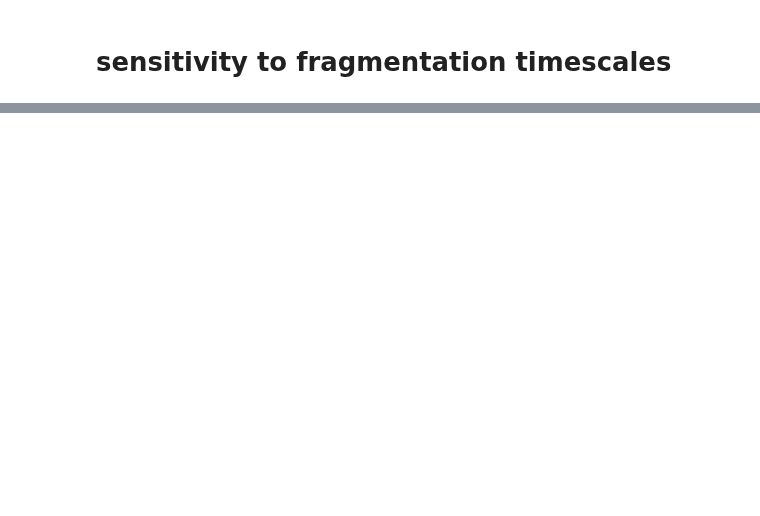
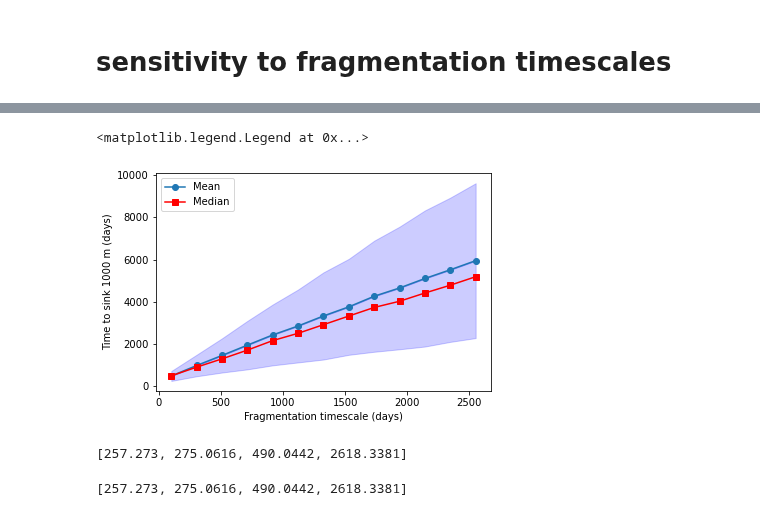
Before and after one commit to OceanParcels/Backtracking_Abyssal_Nanoplastics, a Jupyter notebook: notebooks/Reverse-fragmentation.ipynb, the cells around one changed output, grey strips where cells are left out. Cells and saved outputs as stored; diff of their text form; code cells hidden in the pictures; blank space fills up the shorter version.

```diff
--- a/notebooks/Reverse-fragmentation.ipynb
+++ b/notebooks/Reverse-fragmentation.ipynb
@@ -373,0 +421,25 @@ array([ 4.97467553e+03,  4.99603710e+03,  4.99901055e+03,  4.99999824e+03,
+# %%
+mean_timescales = np.array(mean_timescales)
+median_timescales = np.array(median_timescales)
+std_timescales = np.array(std_timescales)
+# %%
+plt.plot(frag_timescale[:13], mean_timescales, 'o-', label='Mean')
+plt.plot(frag_timescale[:13], median_timescales, 'rs-', label='Median')
+plt.fill_between(frag_timescale[:13], mean_timescales, mean_timescales + std_timescales, alpha=0.2, color='b')
+plt.fill_between(frag_timescale[:13], mean_timescales, mean_timescales - std_timescales, alpha=0.2, color='b')
+
+plt.xlabel('Fragmentation timescale (days)')
+plt.ylabel('Time to sink 1000 m (days)')
+
+plt.legend(loc='upper left')
+# %% [output]
+<matplotlib.legend.Legend at 0x...>
+[figure, added]
+# %%
+mean_timescales
+# %% [output]
+[257.273, 275.0616, 490.0442, 2618.3381]
+# %%
+mean_timescales
+# %% [output]
+[257.273, 275.0616, 490.0442, 2618.3381]
```
Also changed, not shown: parts of 20 cells of this notebook, 1 other file.
